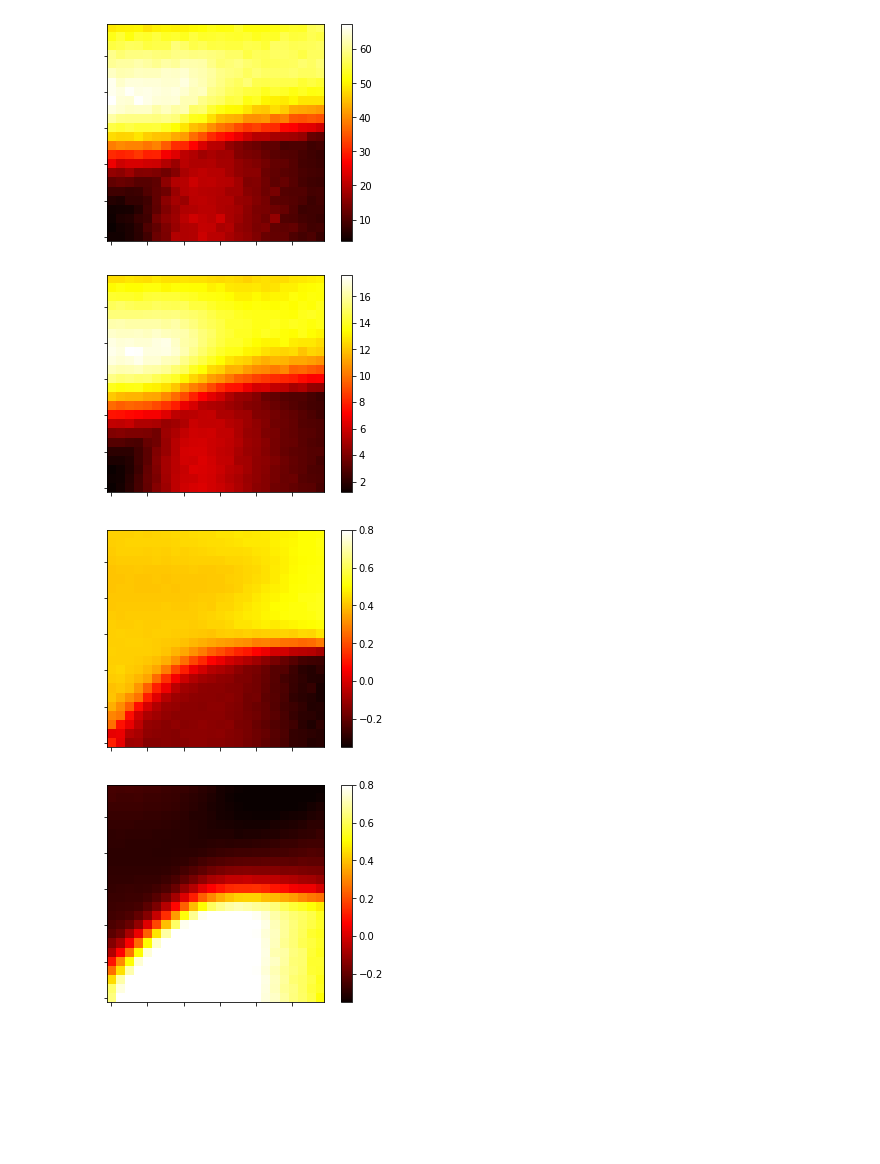
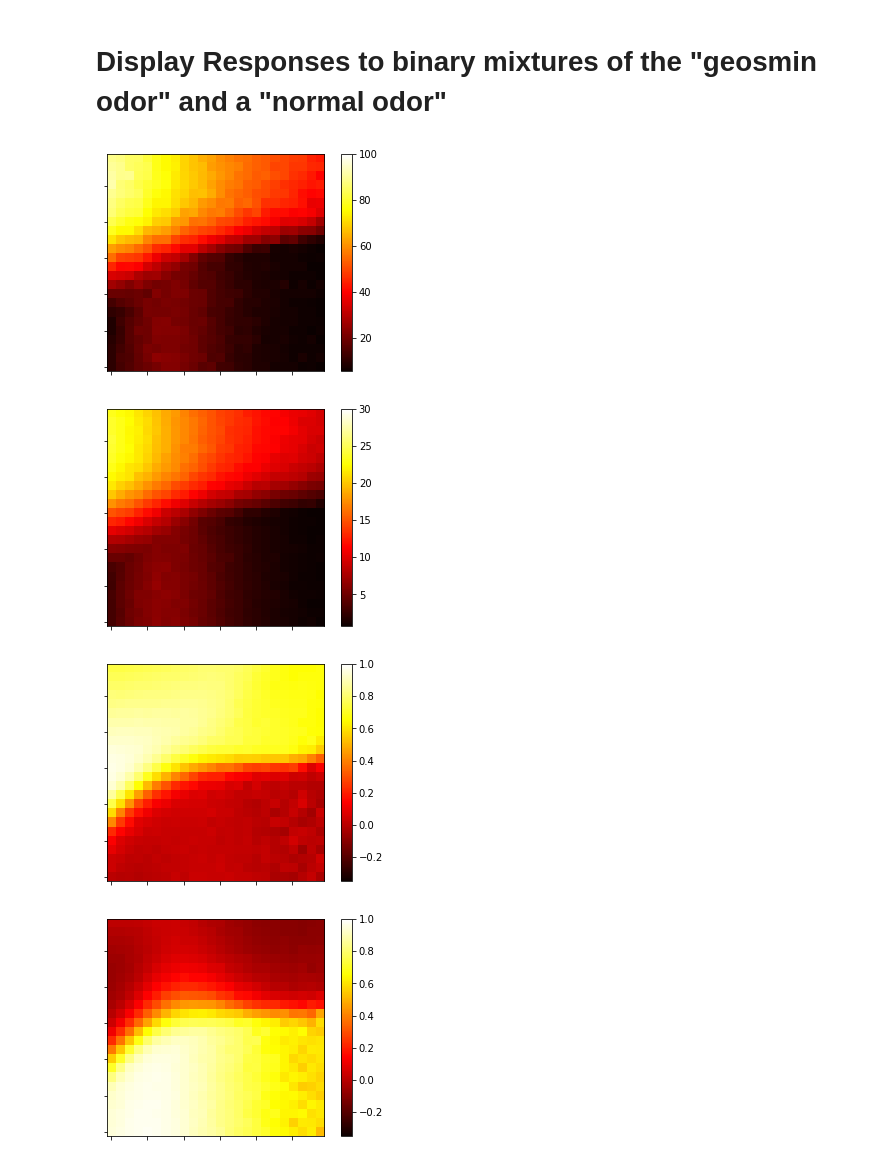
Before and after one commit to tnowotny/bee_al_2021, a Jupyter notebook: src/figure3.ipynb, the cells around one changed output. Drawn from its saved outputs; the diff is of its cells as text; code cells hidden in the pictures; blank space fills up the shorter version.

Commit message:
Committing changes to the Jupyter notebooks used for making figures and further analysis.

```diff
--- a/src/figure3.ipynb
+++ b/src/figure3.ipynb
@@ -19,3 +15,8 @@ mt_total= mspike_t[-1]
+# %%
+mlabel= "2021-07-08-runs/run_hom_0.0_odors_5_99"
+mspike_t= np.load(mlabel+"_"+pop+"_spike_t.npy")
+mspike_ID= np.load(mlabel+"_"+pop+"_spike_ID.npy")
+mt_total= mspike_t[-1]
 # %%
 def force_aspect(ax,aspect):
     im = ax.get_images()
@@ -39,6 +40,7 @@ dt_sdf= 1
 mxsdfs= np.zeros((wds,cnum))
 mnsdfs= np.zeros((wds,cnum))
 mxid= np.zeros(wds, dtype=int)
+mx= np.zeros(wds)
 amnsdf=np.zeros((100,24,160))
 for i in range(wds):
     meansdf= np.zeros(nglo)
@@ -56,6 +58,8 @@ for i in range(wds):
         meansdf+= np.mean(gsdfs[-1][3000:,:],axis=0)
         amnsdf[i,j,:]= np.mean(gsdfs[-1][3000:,:],axis=0)
     mxid[i]= np.argmax(meansdf)  # this is the strongest glomerulus over all concentrations
+    mx[i]= np.amax(meansdf)
     for k in range(cnum):
         mxsdfs[i,k]= np.amax(gsdfs[k][:,mxid[i]],axis=0)
         mnsdfs[i,k]= np.mean(gsdfs[k][3000:,mxid[i]],axis=0)
+mxmx= np.argmax(mx)
@@ -133,0 +66,5 @@ print(aimn.shape)
+# %%
+mono= np.zeros(wds)
+for i in range(wds):
+    mono[i]= (np.amax(mnsdfs[i,:])-mnsdfs[i,-1])/np.mean(mnsdfs[i,:])
+mxmono= np.argmin(mono)
@@ -157,0 +141,7 @@ plt.savefig("mean_sdfs.png",dpi=300)
+# %%
+plt.figure()
+#plt.imshow(mnsdfs)
+#force_aspect(plt.gca(),1.2)
+plt.figure()
+for i in range(5,6):
+    plt.plot(np.transpose(mnsdfs)[:,i])
@@ -157,0 +151,3 @@ plt.savefig("mean_sdfs.png",dpi=300)
+# %% [markdown]
+Display Responses to binary mixtures of the "geosmin odor" and a "normal odor"
+===
@@ -158,30 +174,30 @@ plt.savefig("mean_sdfs.png",dpi=300)
 # %%
 plt.figure()
-plt.imshow(mmxsdfs,cmap="hot")
+plt.imshow(mmxsdfs,cmap="hot",vmax=100)
 ax= plt.gca()
 ax.invert_yaxis()
 ax.set_xticks(range(0,24,4))
 ax.set_xticklabels([])
 ax.set_yticks(range(0,24,4))
 ax.set_yticklabels([])
 plt.colorbar()
 plt.savefig("mix_max_map.png",dpi=300)
 plt.figure()
-plt.imshow(mmnsdfs,cmap="hot")
+plt.imshow(mmnsdfs,cmap="hot",vmax=30)
 ax= plt.gca()
 ax.invert_yaxis()
 ax.set_xticks(range(0,24,4))
 ax.set_xticklabels([])
 ax.set_yticks(range(0,24,4))
 ax.set_yticklabels([])
 plt.colorbar()
 plt.savefig("mix_mean_map.png",dpi=300)
 # %% [output]
-[figure, old version]
+[figure, new version]
-[figure, old version]
+[figure, new version]
 # %%
 odors= np.load(label+"_odors.npy")
-o1= 0
+o1= 5
 o2= 99
 c= np.zeros((cnum,cnum))
 for o in [o1, o2]:
@@ -190,7 +206,7 @@ for o in [o1, o2]:
             c[i,j]= np.corrcoef(np.reshape(aimn[i,j,:],-1),np.reshape(odors[o,:,0],-1))[0,1]
 
     plt.figure()
-    plt.imshow(c,cmap="hot",vmin=-0.35, vmax= 0.8)
+    plt.imshow(c,cmap="hot",vmin=-0.35, vmax= 1.0)
     plt.gca().invert_yaxis()
     plt.colorbar()
     ax= plt.gca()
@@ -200,5 +216,5 @@ for o in [o1, o2]:
     ax.set_yticklabels([])
     plt.savefig("odor_"+str(o)+"_correl.png", dpi=300)
 # %% [output]
-[figure, old version]
+[figure, new version]
-[figure, old version]
+[figure, new version]
```
Also changed, not shown: parts of 10 cells of this notebook, 3 other files.
